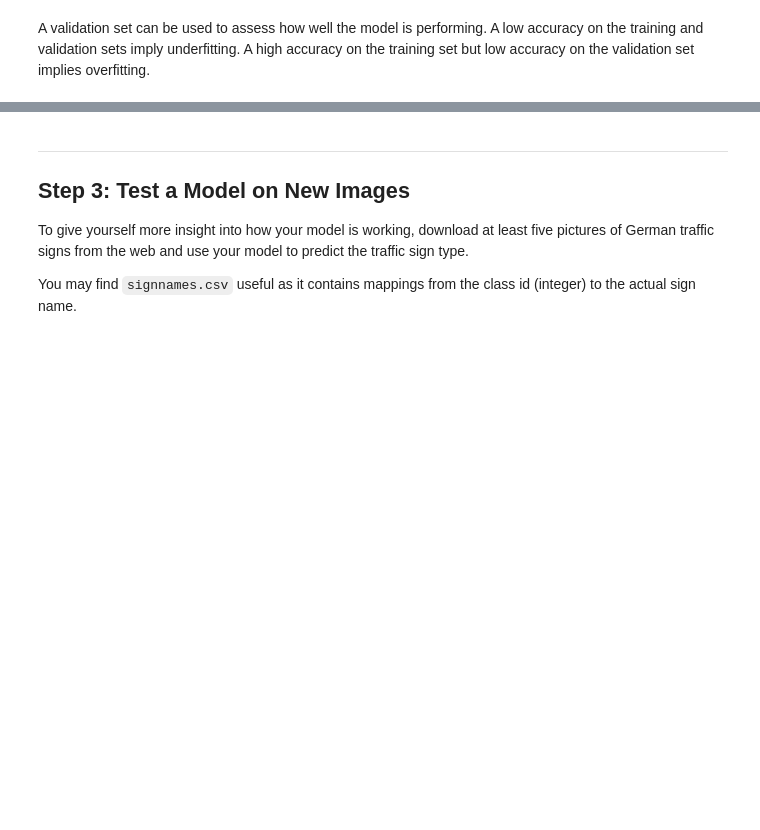
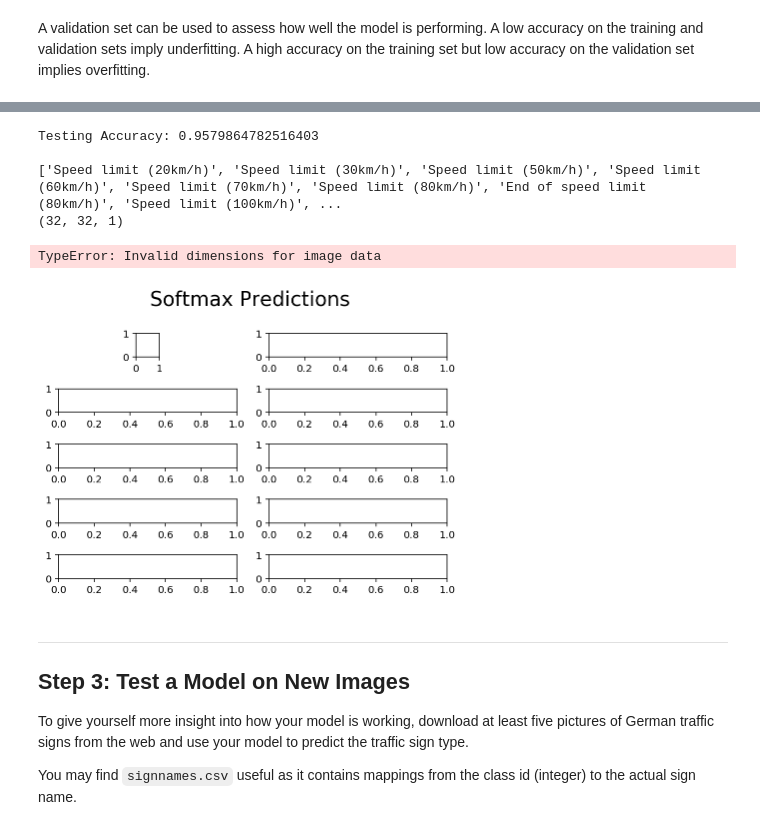
Before and after one commit to Walter1218/self_driving_car_ND, a Jupyter notebook: CarND-Traffic-Sign-Classifier-Project-2/Traffic_Sign_Classifier.ipynb, the cells around one changed output, grey strips where cells are left out. Saved outputs shown, nothing was run; the diff lists cells and outputs as text; code cells hidden in the pictures; blank space fills up the shorter version.

```diff
--- a/CarND-Traffic-Sign-Classifier-Project-2/Traffic_Sign_Classifier.ipynb
+++ b/CarND-Traffic-Sign-Classifier-Project-2/Traffic_Sign_Classifier.ipynb
@@ -327,7 +349,7 @@ def conv2d_pool(x_tensor, conv_num_outputs, conv_ksize, conv_strides, pool_ksize
     #get the output depth
     output_depth = conv_num_outputs
     #get [B,H,W,C] size, in_batch, in_height, in_weight, & in_depth
-    in_b, in_h, in_w, in_depth = x_tensor.shape
+    in_b, in_h, in_w, in_depth = x_tensor.get_shape().as_list()
     #get weights
     mu = 0.0
     sigma = 0.1
@@ -353,7 +375,7 @@ def flatten(x_tensor):
     : x_tensor: A tensor of size (Batch Size, ...), where ... are the image dimensions.
     : return: A tensor of size (Batch Size, Flattened Image Size).
     """
-    in_b, in_h, in_w, in_depth = x_tensor.shape
+    in_b, in_h, in_w, in_depth = x_tensor.get_shape().as_list()
     fc = tf.reshape(x_tensor, [-1, int(in_h)*int(in_w)*int(in_depth)])
     return fc
 # %%
@@ -526,7 +548,7 @@ def print_stats(session, feature_batch, label_batch, cost, accuracy):
 # %%
 # Hyperparameters
 epochs = 100
-batch_size = 256
+batch_size = 128
 keep_probability = 0.7
 save_model_path = './classification'
 # %%
@@ -569,0 +592,11 @@ Epoch 100 current session loss: 0.0002, valid accuracy is: 0.9683
+# %%
+#using our trained model works for test data
+#set parameters here
+import random
+from sklearn.preprocessing import LabelBinarizer
+
+%matplotlib inline
+%config InlineBackend.figure_format = 'retina'
+save_model_path = './classification'
+n_samples = 5
+top_n_predictions = 5
@@ -570,3 +685,12 @@ Epoch 100 current session loss: 0.0002, valid accuracy is: 0.9683
+# %%
+test()
+# %% [output]
+Testing Accuracy: 0.9579864782516403
+
+['Speed limit (20km/h)', 'Speed limit (30km/h)', 'Speed limit (50km/h)', 'Speed limit (60km/h)', 'Speed limit (70km/h)', 'Speed limit (80km/h)', 'End of speed limit (80km/h)', 'Speed limit (100km/h)', ...
+(32, 32, 1)
+TypeError: Invalid dimensions for image data
+[figure, added]
 # %% [markdown]
 ---
 
```
Also changed, not shown: parts of 4 cells of this notebook.
